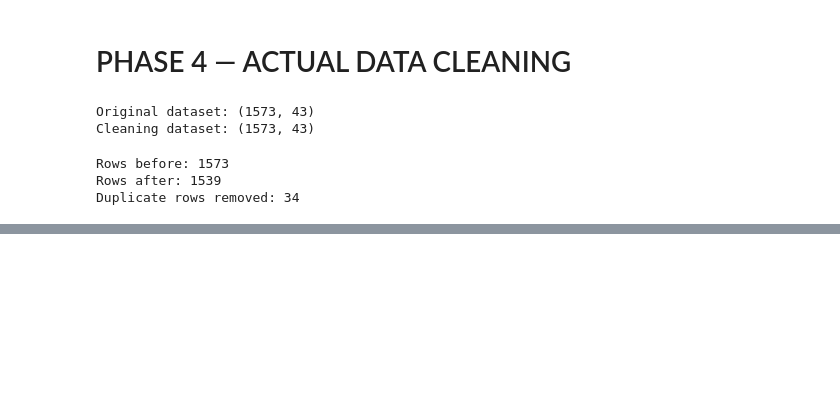
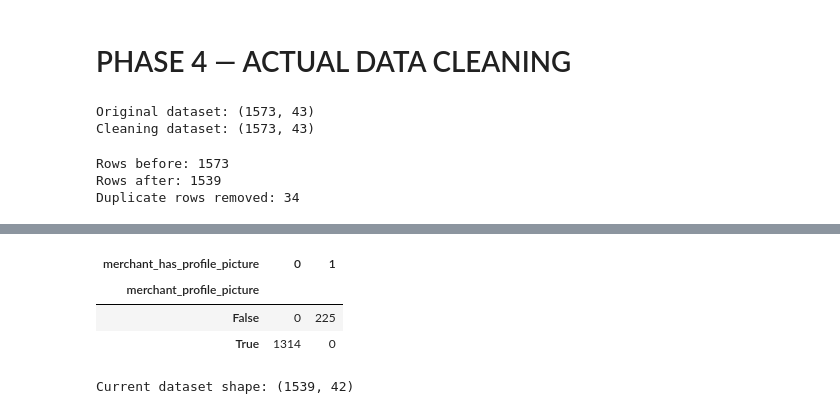
Before and after one commit to kaizen-jay/Retail-Sales-Analytics, a Jupyter notebook: notebooks/summer_product_analysis.ipynb, the cells around one changed output, grey strips where cells are left out. Drawn from its saved outputs; the diff is of its cells as text; code cells hidden in the pictures; blank space fills up the shorter version.

```diff
--- a/notebooks/summer_product_analysis.ipynb
+++ b/notebooks/summer_product_analysis.ipynb
@@ -854,0 +1019,21 @@ Duplicate rows removed: 34
+# %%
+#4.11 — Check Its Relationship With Missingness
+pd.crosstab(
+    clean_df["merchant_profile_picture"].isna(),
+    clean_df["merchant_has_profile_picture"]
+)
+# %% [output]
+| merchant_has_profile_picture | 0 | 1 |
+| merchant_profile_picture |  |  |
+| False | 0 | 225 |
+| True | 1314 | 0 |
+# %%
+#4.12 — Remove the Redundant URL Column
+
+clean_df = clean_df.drop(
+    columns=["merchant_profile_picture"]
+)
+
+print("Current dataset shape:", clean_df.shape)
+# %% [output]
+Current dataset shape: (1539, 42)
```
Also changed, not shown: parts of 10 cells of this notebook.
